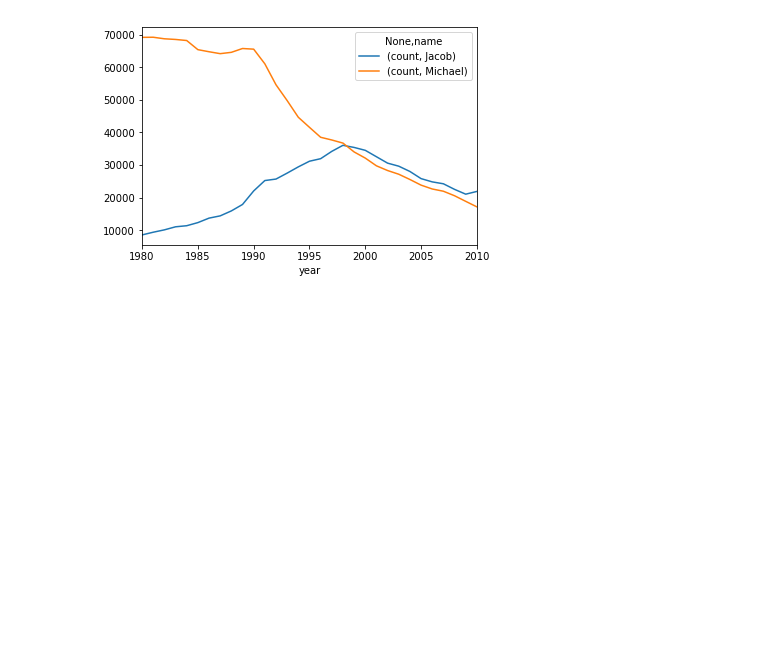
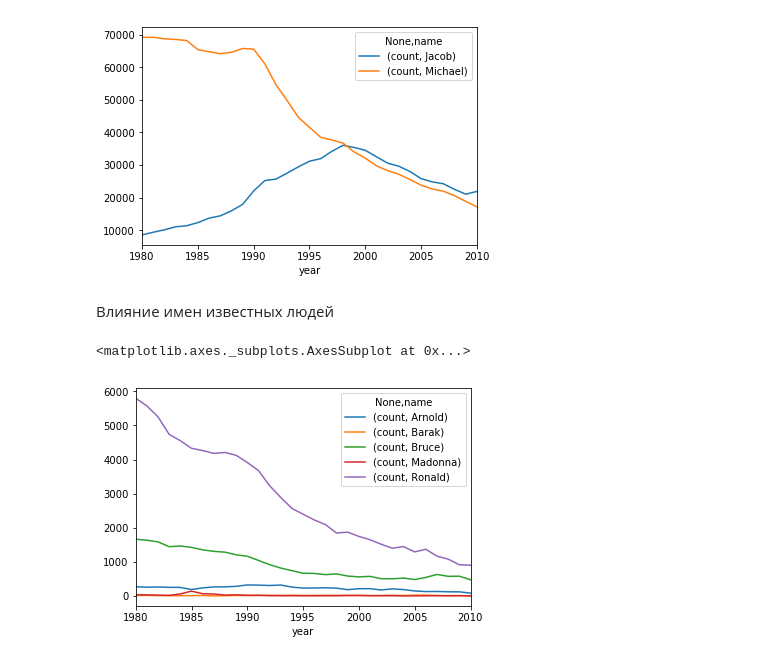
Before and after one commit to erlong15/bigdata_homework, a Jupyter notebook: homework2/homework2.ipynb, the cells around one changed output. Cells and saved outputs as stored; diff of their text form; code cells hidden in the pictures; blank space fills up the shorter version.

Commit message:
famous names

```diff
--- a/homework2/homework2.ipynb
+++ b/homework2/homework2.ipynb
@@ -232,3 +232,12 @@ pop_name_pvt.plot()
 # %% [output]
 <matplotlib.axes._subplots.AxesSubplot at 0x...>
 [figure]
+# %% [markdown]
+Влияние имен известных людей
+# %%
+famous = np.array(['Arnold','Barak','Bruce','Madonna','Ronald'])
+pop_name_pvt = pd.pivot_table(df[df['name'].isin(famous)],  index=['year'], columns=['name'], values=['count'], aggfunc='sum')
+pop_name_pvt.plot()
+# %% [output]
+<matplotlib.axes._subplots.AxesSubplot at 0x...>
+[figure, added]
```
